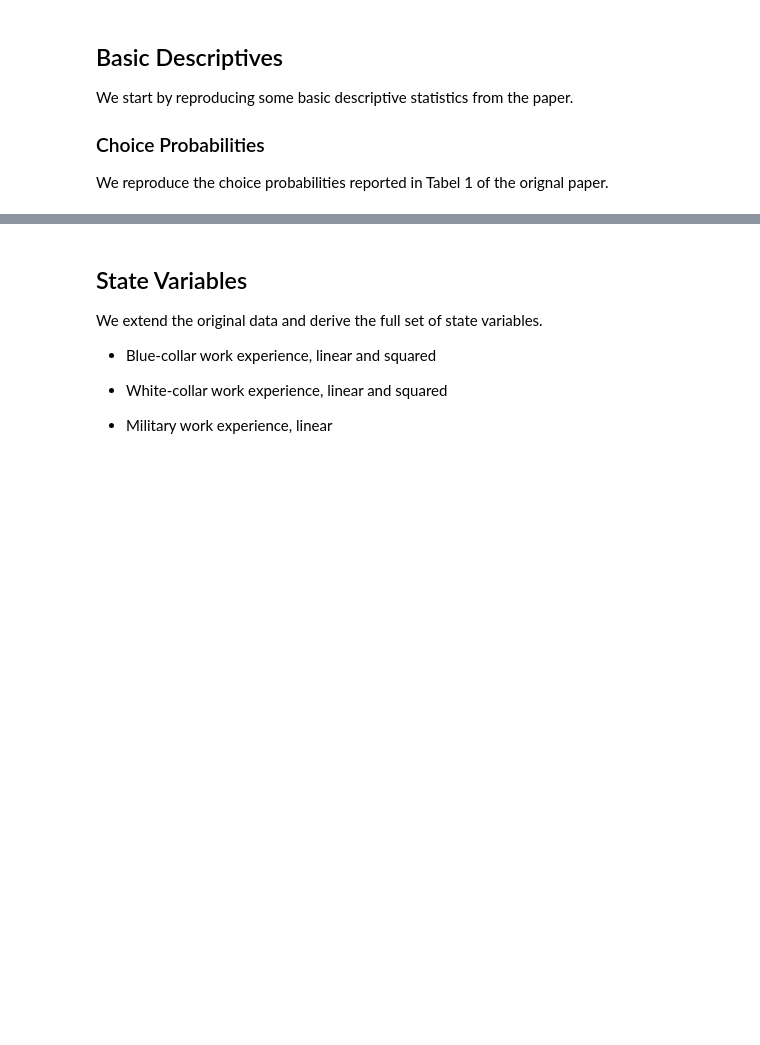
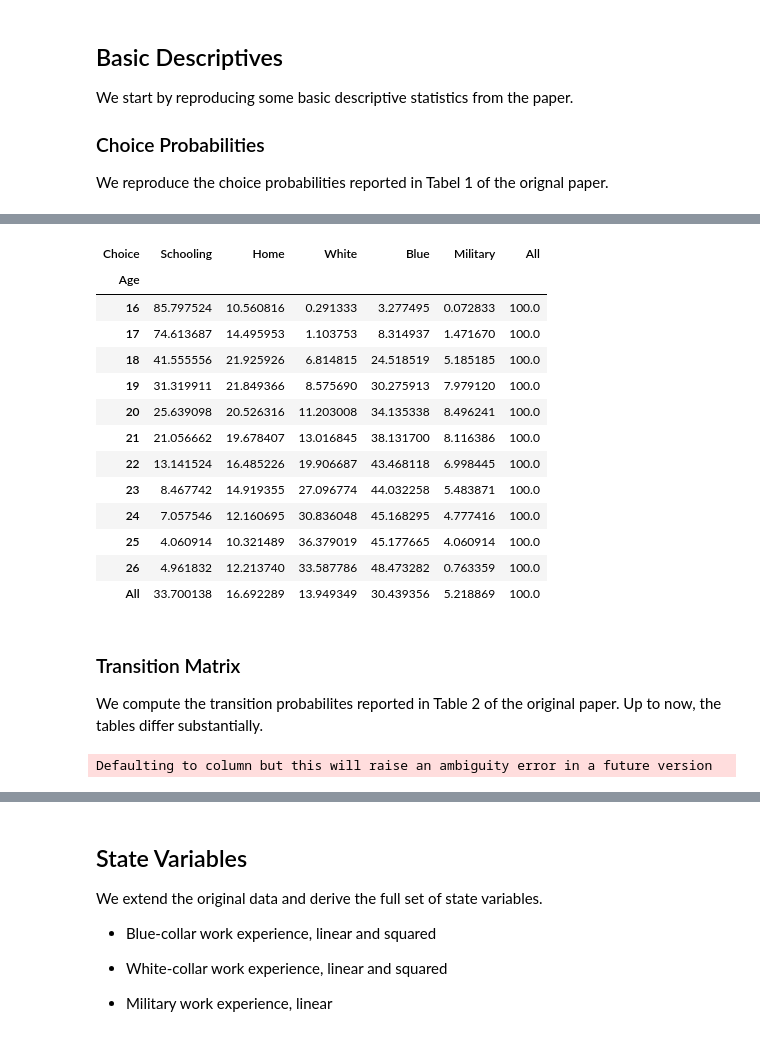
Before and after one commit to fagan2888/career-decisions-data, a Jupyter notebook: explorations.ipynb, the cells around one changed output, grey strips where cells are left out. Saved outputs shown, nothing was run; the diff lists cells and outputs as text; code cells hidden in the pictures; blank space fills up the shorter version.

```diff
--- a/explorations.ipynb
+++ b/explorations.ipynb
@@ -32,0 +58,32 @@ We reproduce the choice probabilities reported in Tabel 1 of the orignal paper.
+# %%
+table_1_rel
+# %% [output]
+| Choice | Schooling | Home | White | Blue | Military | All |
+| Age |  |  |  |  |  |  |
+| 16 | 85.797524 | 10.560816 | 0.291333 | 3.277495 | 0.072833 | 100.0 |
+| 17 | 74.613687 | 14.495953 | 1.103753 | 8.314937 | 1.471670 | 100.0 |
+| 18 | 41.555556 | 21.925926 | 6.814815 | 24.518519 | 5.185185 | 100.0 |
+| 19 | 31.319911 | 21.849366 | 8.575690 | 30.275913 | 7.979120 | 100.0 |
+| 20 | 25.639098 | 20.526316 | 11.203008 | 34.135338 | 8.496241 | 100.0 |
+| 21 | 21.056662 | 19.678407 | 13.016845 | 38.131700 | 8.116386 | 100.0 |
+| 22 | 13.141524 | 16.485226 | 19.906687 | 43.468118 | 6.998445 | 100.0 |
+| 23 | 8.467742 | 14.919355 | 27.096774 | 44.032258 | 5.483871 | 100.0 |
+| 24 | 7.057546 | 12.160695 | 30.836048 | 45.168295 | 4.777416 | 100.0 |
+| 25 | 4.060914 | 10.321489 | 36.379019 | 45.177665 | 4.060914 | 100.0 |
+| 26 | 4.961832 | 12.213740 | 33.587786 | 48.473282 | 0.763359 | 100.0 |
+| All | 33.700138 | 16.692289 | 13.949349 | 30.439356 | 5.218869 | 100.0 |
+# %% [markdown]
+### Transition Matrix
+
+We compute the transition probabilites reported in Table 2 of the original paper. Up to now, the tables differ substantially.
+# %%
+# Create column which
+df['Choice_t_1'] = df.groupby('Identifier').Choice.shift(1)
+# Create table with absolute numbers
+table_2_abs = pd.crosstab(index=df.Choice_t_1, columns=df.Choice, margins=True)
+# Create table with row frequencies
+table_2_row = table_2_abs.div(table_2_abs.All, axis=0) * 100
+# Create table with column frequencies
+table_2_col = table_2_abs.div(table_2_abs.loc['All', :]) * 100
+# %% [output]
+Defaulting to column but this will raise an ambiguity error in a future version
```
Also changed, not shown: parts of 14 cells of this notebook, 2 other files.
